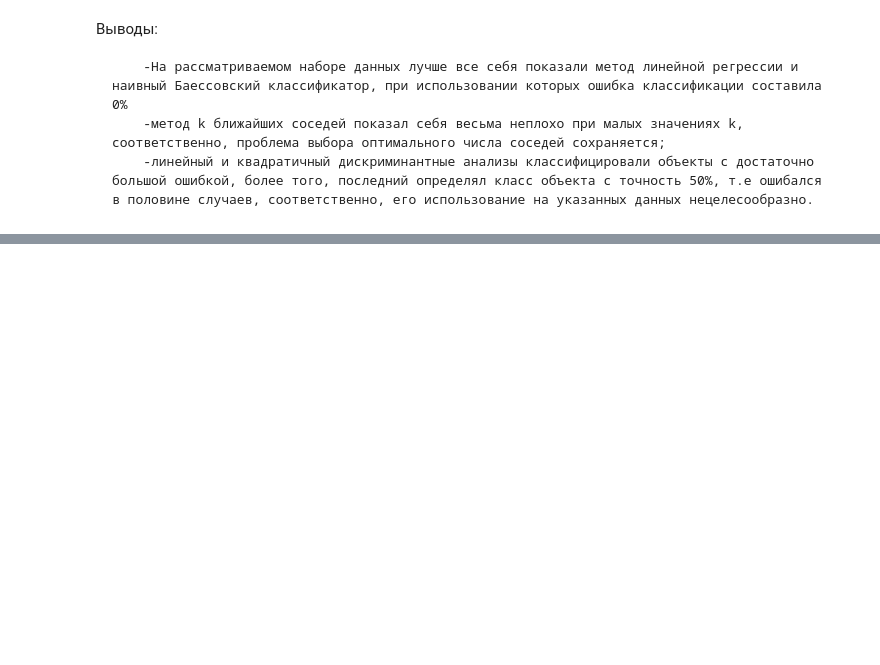
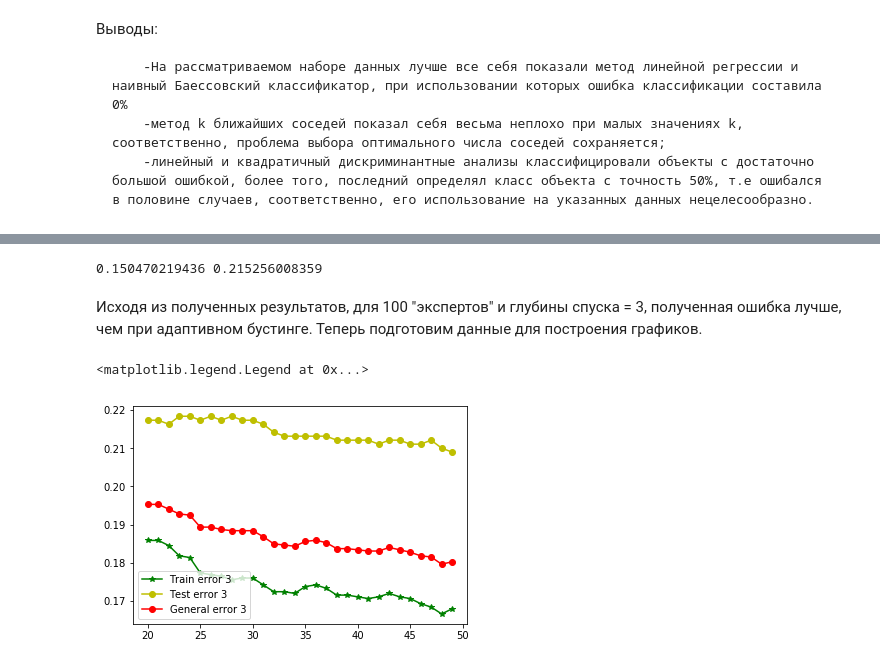
Before and after one commit to FpvPro/Molecular-Biology-splice-junction-Gene-Sequences-, a Jupyter notebook: split-junction.ipynb, the cells around one changed output, grey strips where cells are left out. Saved outputs shown, nothing was run; the diff lists cells and outputs as text; code cells hidden in the pictures; blank space fills up the shorter version.

```diff
--- a/split-junction.ipynb
+++ b/split-junction.ipynb
@@ -583,0 +682,4 @@ print(err_train, err_test)
+# %%
+from sklearn.ensemble import GradientBoostingClassifier
+gbt_model = GradientBoostingClassifier()
+gbt_model.fit(X_train, y_train)
@@ -583,0 +694,50 @@ print(err_train, err_test)
+# %%
+err_train = np.mean(y_train != gbt_model.predict(X_train))
+err_test = np.mean(y_test != gbt_model.predict(X_test))
+print(err_train, err_test)
+# %% [output]
+0.150470219436 0.215256008359
+# %% [markdown]
+Исходя из полученных результатов, для 100 "экспертов" и глубины спуска = 3, полученная ошибка лучше, чем при адаптивном бустинге. Теперь подготовим данные для построения графиков.
+# %%
+from random import randint
+kk = range(20, 50, 1)
+err_train_3 = []
+err_test_3 = []
+err_general_3 = []
+
+err_train_4 = []
+err_test_4 = []
+err_general_4 = []
+
+err_train_5 = []
+err_test_5 = []
+err_general_5 = []
+
+for k in kk:
+    model = GradientBoostingClassifier(n_estimators = k, max_depth = 3)
+    model.fit(X_train, y_train)
+    err_train_3.append(np.mean(model.predict(X_train) != y_train))
+    err_test_3.append(np.mean(model.predict(X_test) != y_test))
+    err_general_3.append(np.mean(model.predict(X) != Y))
+
+    model = GradientBoostingClassifier(n_estimators = k, max_depth = 3)
+    model.fit(X_train, y_train)
+    err_train_4.append(np.mean(model.predict(X_train) != y_train))
+    err_test_4.append(np.mean(model.predict(X_test) != y_test))
+    err_general_4.append(np.mean(model.predict(X) != Y))
+
+    model = GradientBoostingClassifier(n_estimators = k, max_depth = 3)
+    model.fit(X_train, y_train)
+    err_train_5.append(np.mean(model.predict(X_train) != y_train))
+    err_test_5.append(np.mean(model.predict(X_test) != y_test))
+    err_general_5.append(np.mean(model.predict(X) != Y))
+# %%
+plt.plot(kk, err_train_3, '*-g', label = 'Train error 3')
+
+plt.plot(kk, err_test_3,  'o-y', label = 'Test error 3')
+plt.plot(kk, err_general_3, 'o-r', label = 'General error 3')
+plt.legend(loc = 3)
+# %% [output]
+<matplotlib.legend.Legend at 0x...>
+[figure, added]
```
Also changed, not shown: parts of 38 cells of this notebook.
